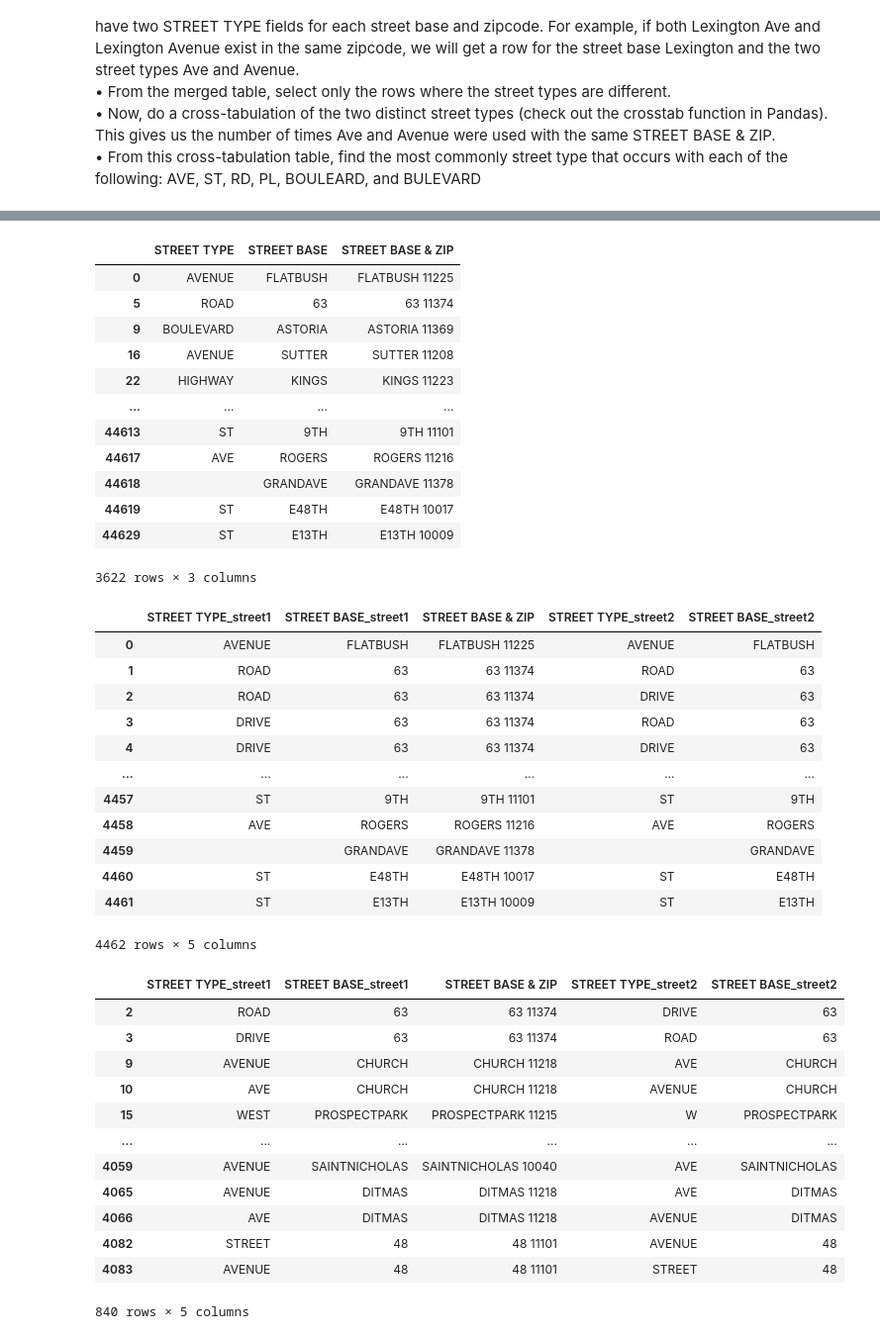
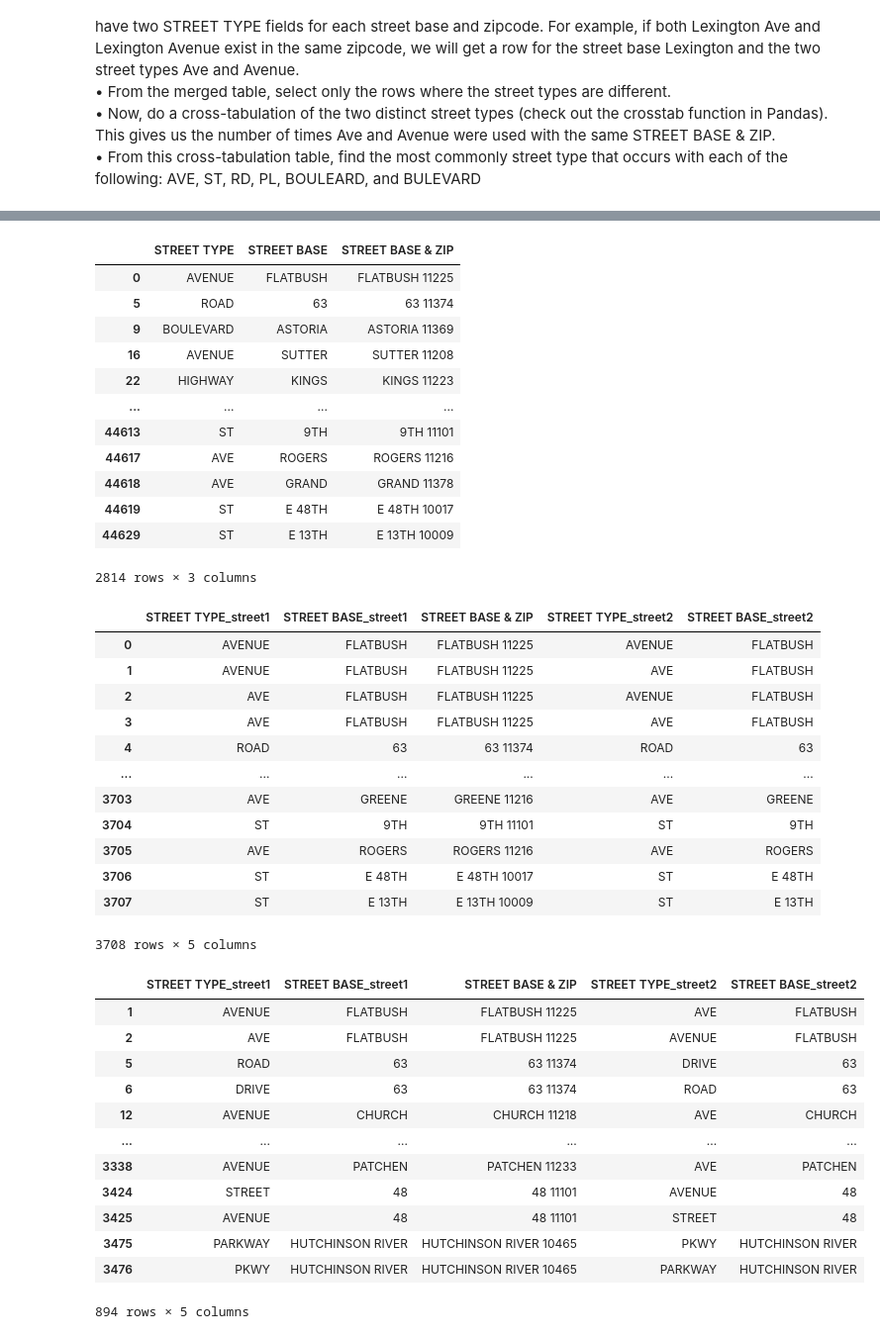
Before and after one commit to RahulSingla5209/pandas_basics, a Jupyter notebook: MIS-S381N - Data Science Programming HW-2.ipynb, the cells around one changed output, grey strips where cells are left out. Shown at 99% size. Saved outputs shown, nothing was run; the diff lists cells and outputs as text; code cells hidden in the pictures.

```diff
--- a/MIS-S381N - Data Science Programming HW-2.ipynb
+++ b/MIS-S381N - Data Science Programming HW-2.ipynb
@@ -624,7 +628,7 @@ and BULEVARD<br>
 # %%
 ## Create a column 'STREET TYPE' using str.split() on " " delimiter and select the last word as the value for this column<
-df['STREET TYPE'] = df['STREET'].str.split(" ").str[-1]
-df
+df['STREET TYPE'] = df['STREET'].str.split().str[-1]
+df.head(2)
 # %% [output]
 |  | Unnamed: 0 | CAMIS | DBA | BORO | BUILDING | STREET | ZIPCODE | PHONE | CUISINE DESCRIPTION | ... |
 | 0 | 0 | 30112340 | WENDY'S | BROOKLYN | 469 | FLATBUSH AVENUE | 11225 | 7182875005 | Hamburgers | ... |
@@ -642,9 +637,9 @@ df
 # %%
 ## Create a column 'STREET BASE' using str.split() on " " delimiter and
 ## select everything but the last word and concatenate the list elements into a string
-df['STREET BASE'] = df['STREET'].str.split(" ").str[:-1]
-df['STREET BASE'] = [''.join(map(str, l)) for l in df['STREET BASE']]
-df
+df['STREET BASE'] = df['STREET'].str.split().str[:-1]
+df['STREET BASE'] = [' '.join(map(str, l)) for l in df['STREET BASE']]
+df.head(2)
 # %% [output]
 |  | Unnamed: 0 | CAMIS | DBA | BORO | BUILDING | STREET | ZIPCODE | PHONE | CUISINE DESCRIPTION | ... |
 | 0 | 0 | 30112340 | WENDY'S | BROOKLYN | 469 | FLATBUSH AVENUE | 11225 | 7182875005 | Hamburgers | ... |
@@ -693,10 +670,10 @@ street
 | ... | ... | ... | ... |
 | 44613 | ST | 9TH | 9TH 11101 |
 | 44617 | AVE | ROGERS | ROGERS 11216 |
-| 44618 |  | GRANDAVE | GRANDAVE 11378 |
-| 44619 | ST | E48TH | E48TH 10017 |
-| 44629 | ST | E13TH | E13TH 10009 |
+| 44618 | AVE | GRAND | GRAND 11378 |
+| 44619 | ST | E 48TH | E 48TH 10017 |
+| 44629 | ST | E 13TH | E 13TH 10009 |
-3622 rows × 3 columns
+2814 rows × 3 columns
 # %%
 ## Merge this table with itself using merge() on 'STREET BASE & ZIP' column
 street_merge = street.merge(street,
@@ -709,34 +686,35 @@ street_merge
 # %% [output]
 |  | STREET TYPE_street1 | STREET BASE_street1 | STREET BASE & ZIP | STREET TYPE_street2 | STREET BASE_street2 |
 | 0 | AVENUE | FLATBUSH | FLATBUSH 11225 | AVENUE | FLATBUSH |
-| 1 | ROAD | 63 | 63 11374 | ROAD | 63 |
-| 2 | ROAD | 63 | 63 11374 | DRIVE | 63 |
-| 3 | DRIVE | 63 | 63 11374 | ROAD | 63 |
-| 4 | DRIVE | 63 | 63 11374 | DRIVE | 63 |
+| 1 | AVENUE | FLATBUSH | FLATBUSH 11225 | AVE | FLATBUSH |
+| 2 | AVE | FLATBUSH | FLATBUSH 11225 | AVENUE | FLATBUSH |
+| 3 | AVE | FLATBUSH | FLATBUSH 11225 | AVE | FLATBUSH |
+| 4 | ROAD | 63 | 63 11374 | ROAD | 63 |
 | ... | ... | ... | ... | ... | ... |
-| 4457 | ST | 9TH | 9TH 11101 | ST | 9TH |
-| 4458 | AVE | ROGERS | ROGERS 11216 | AVE | ROGERS |
-| 4459 |  | GRANDAVE | GRANDAVE 11378 |  | GRANDAVE |
-| 4460 | ST | E48TH | E48TH 10017 | ST | E48TH |
-| 4461 | ST | E13TH | E13TH 10009 | ST | E13TH |
+| 3703 | AVE | GREENE | GREENE 11216 | AVE | GREENE |
+| 3704 | ST | 9TH | 9TH 11101 | ST | 9TH |
+| 3705 | AVE | ROGERS | ROGERS 11216 | AVE | ROGERS |
+| 3706 | ST | E 48TH | E 48TH 10017 | ST | E 48TH |
+| 3707 | ST | E 13TH | E 13TH 10009 | ST | E 13TH |
-4462 rows × 5 columns
+3708 rows × 5 columns
 # %%
 ## Pick only the rows where 'STREET TYPE' of first table is != 'STREET TYPE' from second table
-street_merge[street_merge['STREET TYPE_street1']!=street_merge['STREET TYPE_street2']]
+street_merge = street_merge[street_merge['STREET TYPE_street1']!=street_merge['STREET TYPE_street2']]
+street_merge
 # %% [output]
 |  | STREET TYPE_street1 | STREET BASE_street1 | STREET BASE & ZIP | STREET TYPE_street2 | STREET BASE_street2 |
-| 2 | ROAD | 63 | 63 11374 | DRIVE | 63 |
-| 3 | DRIVE | 63 | 63 11374 | ROAD | 63 |
-| 9 | AVENUE | CHURCH | CHURCH 11218 | AVE | CHURCH |
-| 10 | AVE | CHURCH | CHURCH 11218 | AVENUE | CHURCH |
-| 15 | WEST | PROSPECTPARK | PROSPECTPARK 11215 | W | PROSPECTPARK |
+| 1 | AVENUE | FLATBUSH | FLATBUSH 11225 | AVE | FLATBUSH |
+| 2 | AVE | FLATBUSH | FLATBUSH 11225 | AVENUE | FLATBUSH |
+| 5 | ROAD | 63 | 63 11374 | DRIVE | 63 |
+| 6 | DRIVE | 63 | 63 11374 | ROAD | 63 |
+| 12 | AVENUE | CHURCH | CHURCH 11218 | AVE | CHURCH |
 | ... | ... | ... | ... | ... | ... |
-| 4059 | AVENUE | SAINTNICHOLAS | SAINTNICHOLAS 10040 | AVE | SAINTNICHOLAS |
-| 4065 | AVENUE | DITMAS | DITMAS 11218 | AVE | DITMAS |
-| 4066 | AVE | DITMAS | DITMAS 11218 | AVENUE | DITMAS |
-| 4082 | STREET | 48 | 48 11101 | AVENUE | 48 |
-| 4083 | AVENUE | 48 | 48 11101 | STREET | 48 |
+| 3338 | AVENUE | PATCHEN | PATCHEN 11233 | AVE | PATCHEN |
+| 3424 | STREET | 48 | 48 11101 | AVENUE | 48 |
+| 3425 | AVENUE | 48 | 48 11101 | STREET | 48 |
+| 3475 | PARKWAY | HUTCHINSON RIVER | HUTCHINSON RIVER 10465 | PKWY | HUTCHINSON RIVER |
+| 3476 | PKWY | HUTCHINSON RIVER | HUTCHINSON RIVER 10465 | PARKWAY | HUTCHINSON RIVER |
-840 rows × 5 columns
+894 rows × 5 columns
 # %%
 ##  Create a crosstab for the 'STREET TYPE' column of both tables
 st = pd.crosstab(index=street_merge['STREET TYPE_street1'], columns=street_merge['STREET TYPE_street2'])
```
Also changed, not shown: parts of 19 cells of this notebook.
